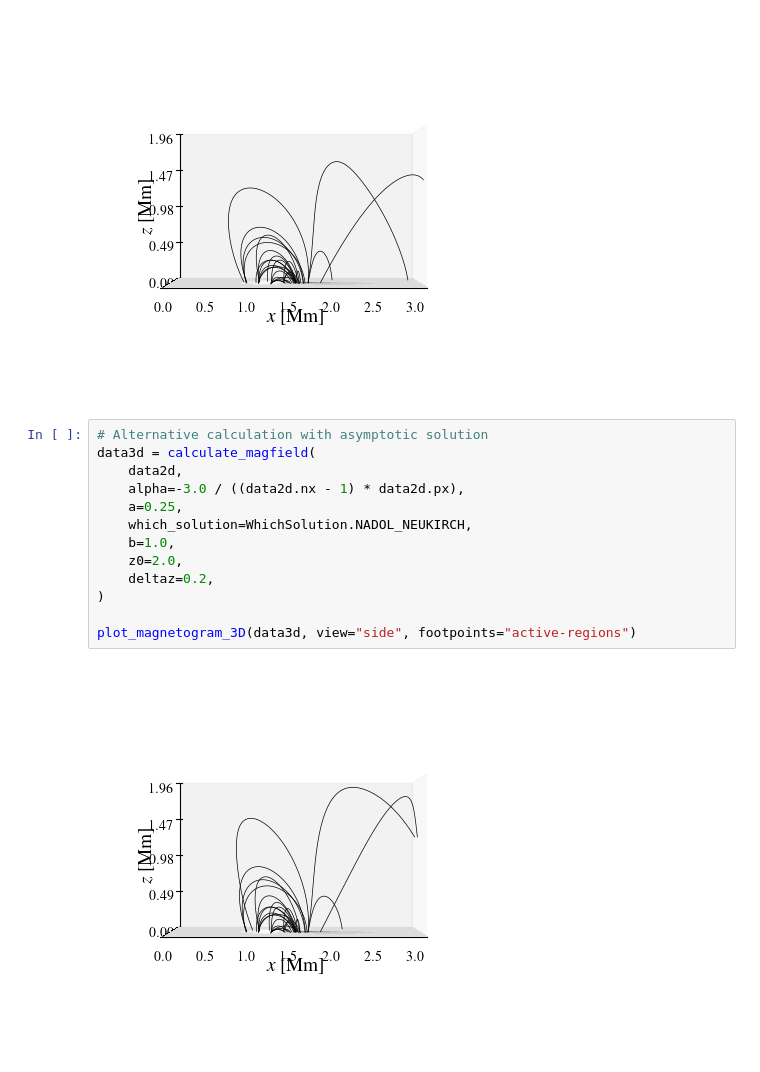
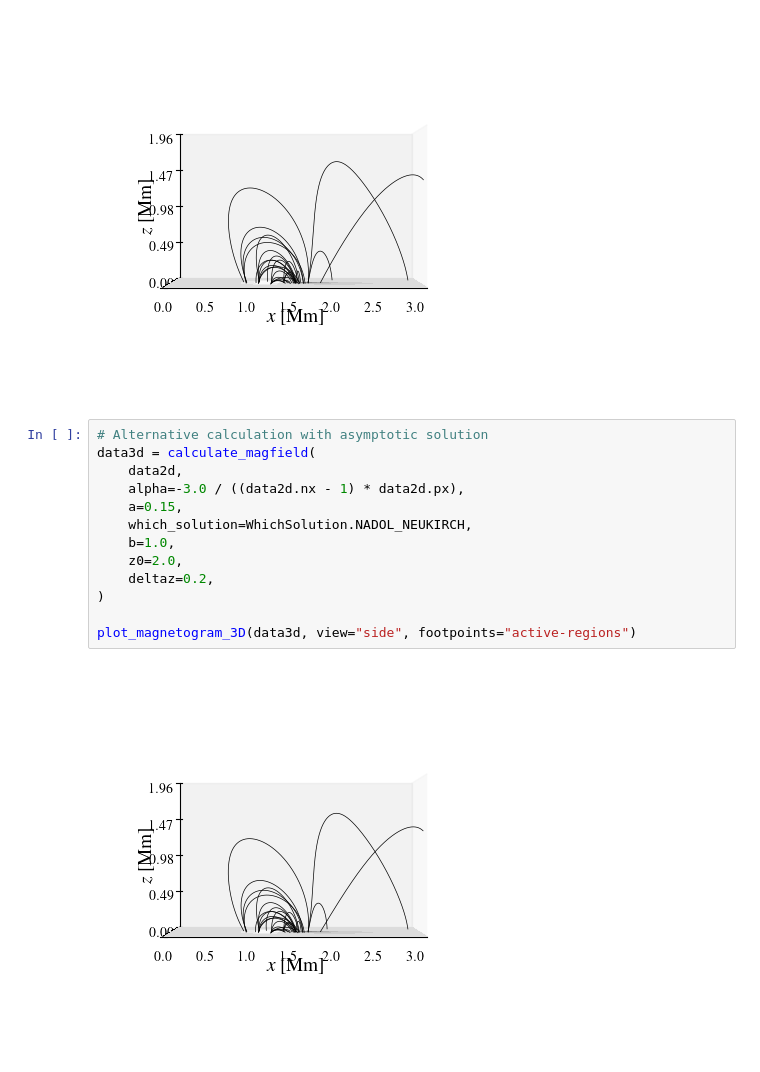
Before and after one commit to LMNadol/MHSXtraPy, a Jupyter notebook: notebooks/example-low-lou.ipynb, the cells around one changed output. Cells and saved outputs as stored; diff of their text form.

```diff
--- a/notebooks/example-low-lou.ipynb
+++ b/notebooks/example-low-lou.ipynb
@@ -235,18 +235,18 @@ plot_magnetogram_3D(field3d_xs, view="side", footpoints="active-regions")
 # %%
 # Alternative calculation with asymptotic solution
 data3d = calculate_magfield(
     data2d,
     alpha=-3.0 / ((data2d.nx - 1) * data2d.px),
-    a=0.25,
+    a=0.15,
     which_solution=WhichSolution.NADOL_NEUKIRCH,
     b=1.0,
     z0=2.0,
     deltaz=0.2,
 )
 
 plot_magnetogram_3D(data3d, view="side", footpoints="active-regions")
 # %% [output]
-[figure, old version]
+[figure, new version]
 # %%
 plot_ddensity_xy(data3d, 0)
 # %% [output]
```
Also changed, not shown: parts of 4 cells of this notebook.
